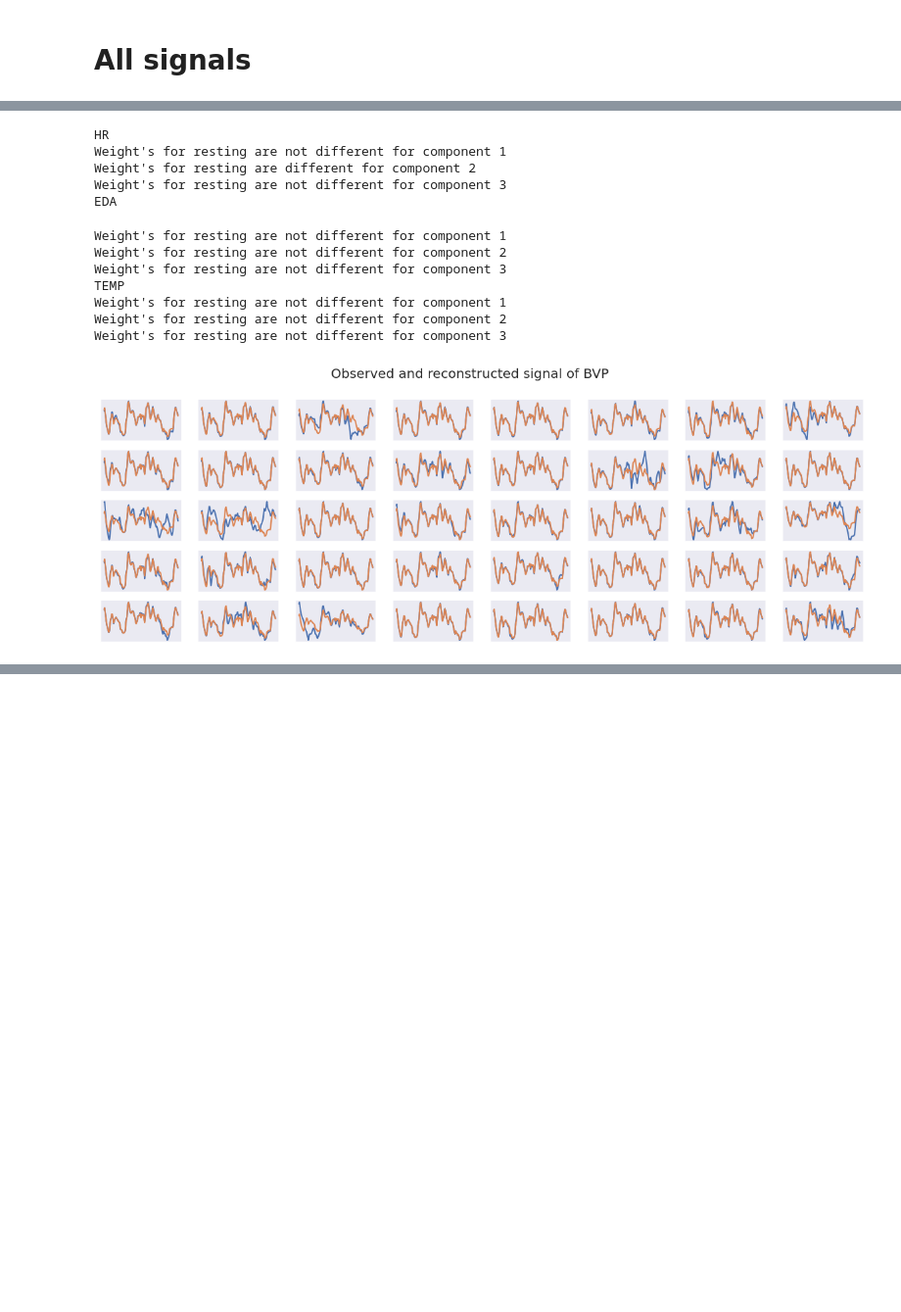
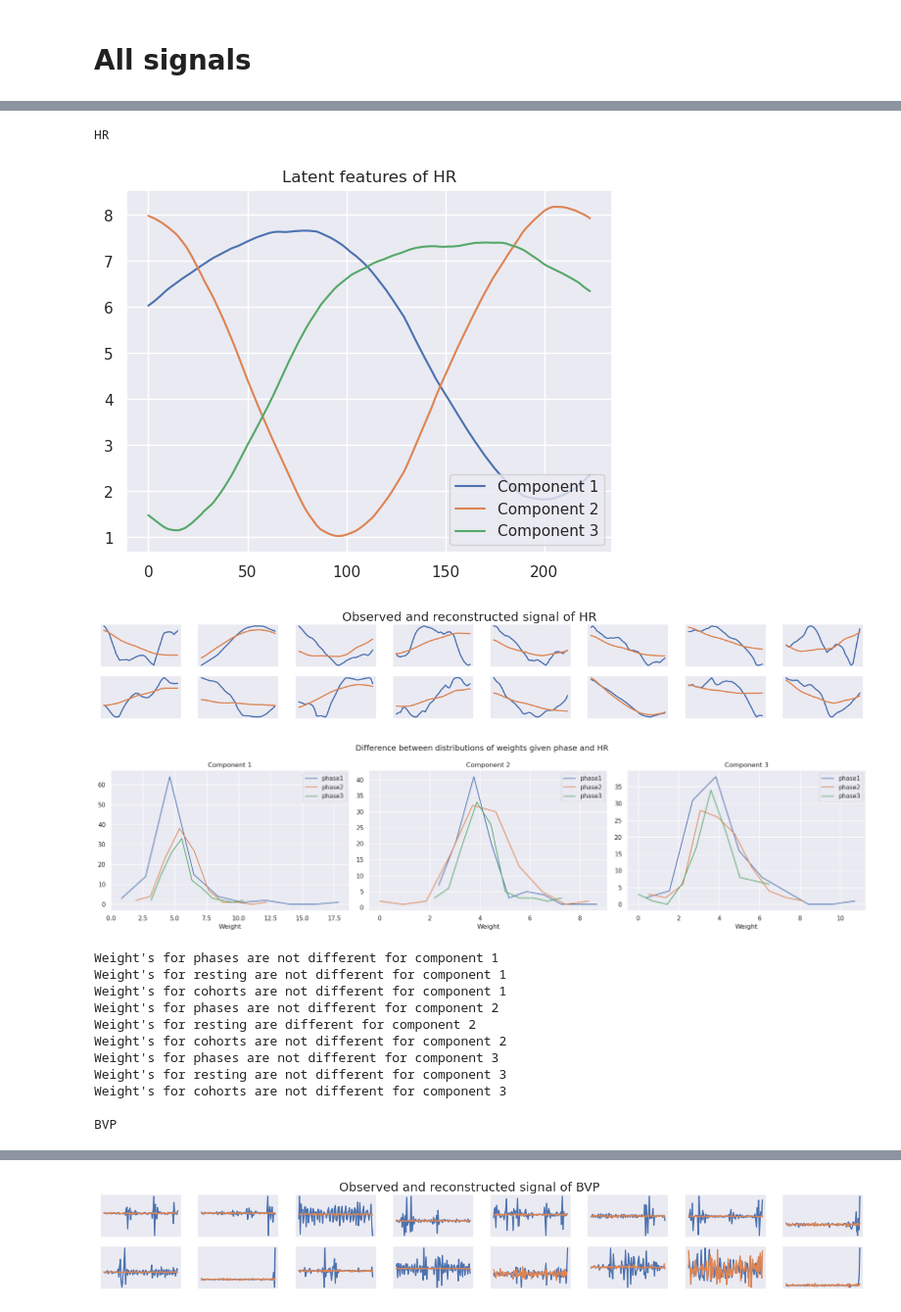
Before and after one commit to tbarcinski/02582-Computational-Data-Analysis, a Jupyter notebook: Case2/NMF.ipynb, the cells around one changed output, grey strips where cells are left out. Shown at 98% size. Cells and saved outputs as stored; diff of their text form; code cells hidden in the pictures; blank space fills up the shorter version.

```diff
--- a/Case2/NMF.ipynb
+++ b/Case2/NMF.ipynb
@@ -385,28 +436,25 @@ Weight's for cohorts are not different for component 3
-# %%
-signals = ["HR", "EDA", "TEMP"]
-for stat in signals:
-    print(stat)
-    X, W, H, model = find_weights(stat, 3)
-    #plot_components(H, stat)
-    #plot_reconstruction(X, W, H, stat)
-    #plot_weight_dist(W, stat)
-    test_eq_dist(W, test_phases=False, test_resting=True, test_cohorts=False)
-# %% [output]
-HR
-Weight's for resting are not different for component 1
-Weight's for resting are different for component 2
-Weight's for resting are not different for component 3
-EDA
-Weight's for resting are not different for component 1
-Weight's for resting are not different for component 2
-Weight's for resting are not different for component 3
-TEMP
-Weight's for resting are not different for component 1
-Weight's for resting are not different for component 2
-Weight's for resting are not different for component 3
-# %%
-X, W, H, model = find_weights("BVP")
-# %%
-plot_reconstruction(X, W, H, "BVP", scaler)
-# %% [output]
-[figure, removed]
+# %%
+for stat in ["HR", "BVP", "TEMP", "EDA"]:
+    print(stat)
+    X, W, H, model = find_weights(stat, 3)
+    plot_components(H, stat)
+    plot_reconstruction(X, W, H, stat)
+    plot_weight_dist(W, stat)
+    test_eq_dist(W, test_phases=True, test_resting=True, test_cohorts=True)
+    print()
+# %% [output]
+HR
+[figure, added]
+[figure, added]
+[figure, added]
+Weight's for phases are not different for component 1
+Weight's for resting are not different for component 1
+Weight's for cohorts are not different for component 1
+Weight's for phases are not different for component 2
+Weight's for resting are different for component 2
+Weight's for cohorts are not different for component 2
+Weight's for phases are not different for component 3
+Weight's for resting are not different for component 3
+Weight's for cohorts are not different for component 3
+
+BVP
@@ -412,0 +462 @@ plot_reconstruction(X, W, H, "BVP", scaler)
+[figure, added]
```
Also changed, not shown: parts of 10 cells of this notebook.
